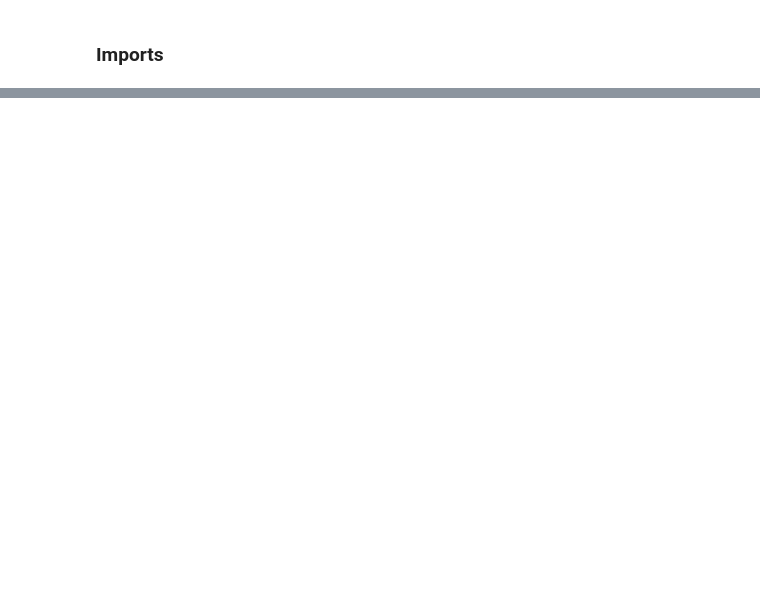
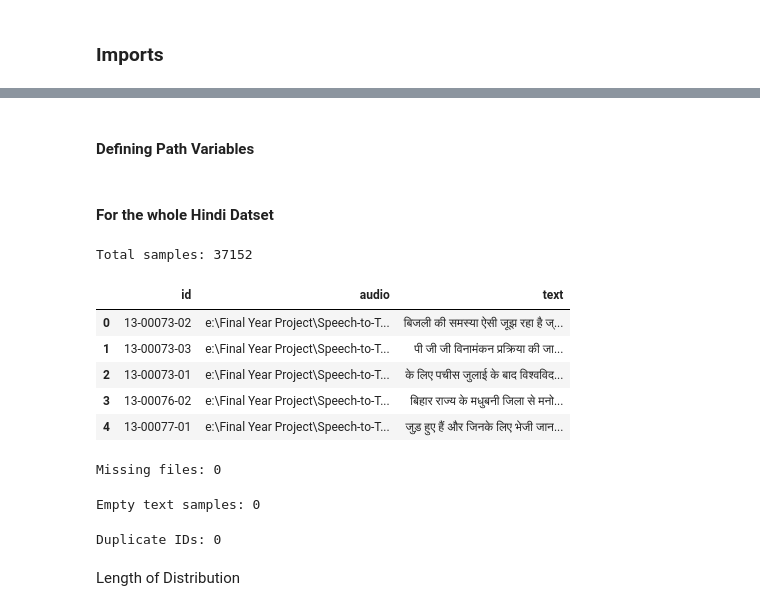
Before and after one commit to Shubhampandey1git/Speech-to-Text-Summarization-app, a Jupyter notebook: notebooks/EDA_cleaning_ASR.ipynb, the cells around one changed output, grey strips where cells are left out. Drawn from its saved outputs; the diff is of its cells as text; code cells hidden in the pictures; blank space fills up the shorter version.

```diff
--- a/notebooks/EDA_cleaning_ASR.ipynb
+++ b/notebooks/EDA_cleaning_ASR.ipynb
@@ -131,0 +143,74 @@ print(df_hi.sample(1))
+# %% [markdown]
+#### **Defining Path Variables**
+# %%
+# =======================
+# HINDI ASR PATHS
+# =======================
+
+# Train set
+hindi_train_mp3_scp = r"../data/original/asr/hindi_audio/train_set_100/mp3.scp"
+hindi_train_text = r"../data/original/asr/hindi_audio/train_set_100/text"
+hindi_train_audio_dir = r"../data/original/asr/hindi_audio/train_set_100/Audio"
+
+# Dev set (IMPORTANT for evaluation)
+hindi_dev_mp3_scp = r"../data/original/asr/hindi_audio/dev_set_5/mp3.scp"
+hindi_dev_text = r"../data/original/asr/hindi_audio/dev_set_5/text"
+hindi_dev_audio_dir = r"../data/original/asr/hindi_audio/dev_set_5/Audio"
+
+# Output
+hindi_output_audio_dir = r"../data/processed/asr/hindi/wav"
+
+hindi_train_csv = r"../data/processed/asr/hindi/train.csv"
+hindi_dev_csv = r"../data/processed/asr/hindi/dev.csv"
+
+# =======================
+# LIBRISPEECH ASR PATHS
+# =======================
+
+librispeech_train_root = r"../data/original/asr/english_audio/train-clean-100"
+librispeech_test_root = r"../data/original/asr/english_audio/test-clean"
+
+librispeech_output_audio_dir = r"../data/processed/asr/english/wav"
+librispeech_train_csv = r"../data/processed/asr/english/train.csv"
+librispeech_test_csv = r"../data/processed/asr/english/test.csv"
+# %% [markdown]
+#### **For the whole Hindi Datset**
+# %%
+# Total samples
+hindi_train_data = load_hindi_asr_data(
+    hindi_train_mp3_scp,
+    hindi_train_text
+)
+
+print("Total samples:", len(hindi_train_data))
+# %% [output]
+Total samples: 37152
+# %%
+df = pd.DataFrame(hindi_train_data)
+df.head()
+# %% [output]
+|  | id | audio | text |
+| 0 | 13-00073-02 | e:\Final Year Project\Speech-to-T... | बिजली की समस्या ऐसी जूझ रहा है ज्... |
+| 1 | 13-00073-03 | e:\Final Year Project\Speech-to-T... | पी जी जी विनामंकन प्रक्रिया की जा... |
+| 2 | 13-00073-01 | e:\Final Year Project\Speech-to-T... | के लिए पचीस जुलाई के बाद विश्वविद... |
+| 3 | 13-00076-02 | e:\Final Year Project\Speech-to-T... | बिहार राज्य के मधुबनी जिला से मनो... |
+| 4 | 13-00077-01 | e:\Final Year Project\Speech-to-T... | जुड़ हुए हैं और जिनके लिए भेजी जान... |
+# %%
+# Missing audio files
+missing = df[~df["audio"].apply(os.path.exists)]
+print("Missing files:", len(missing))
+# %% [output]
+Missing files: 0
+# %%
+# Empty transcripts
+empty_text = df[df["text"].str.strip() == ""]
+print("Empty text samples:", len(empty_text))
+# %% [output]
+Empty text samples: 0
+# %%
+# Duplicate IDs
+print("Duplicate IDs:", df["id"].duplicated().sum())
+# %% [output]
+Duplicate IDs: 0
+# %% [markdown]
+Length of Distribution
```
Also changed, not shown: parts of 77 cells of this notebook, 20 other files.
